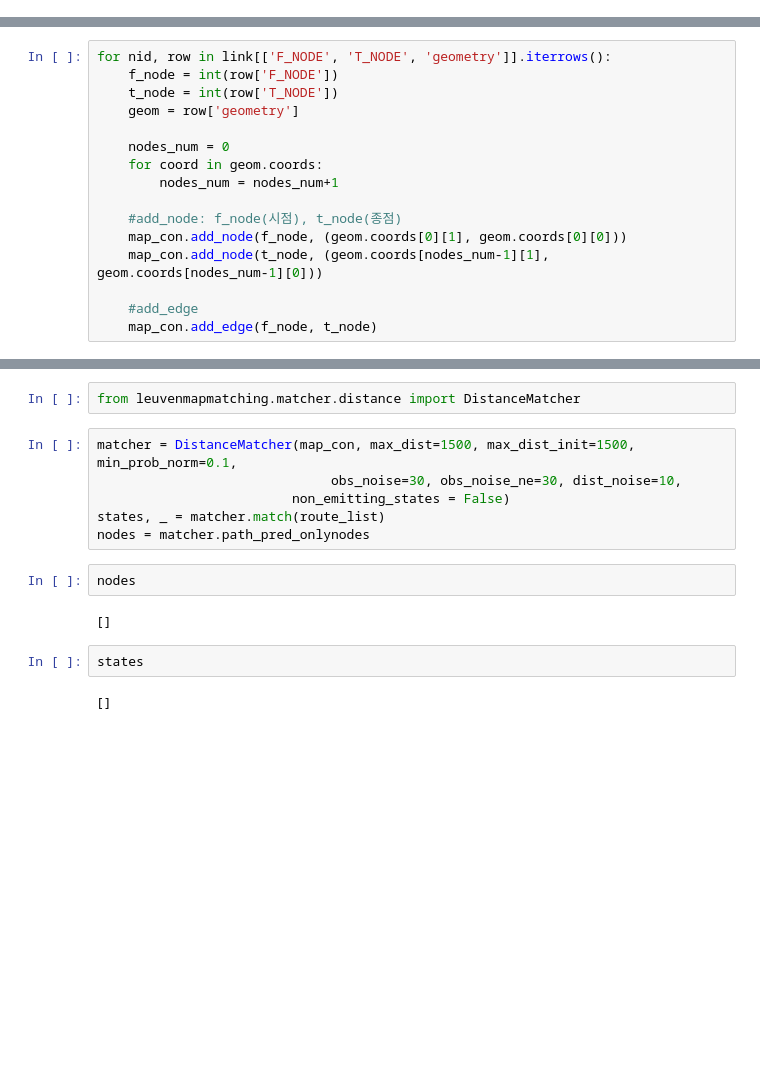
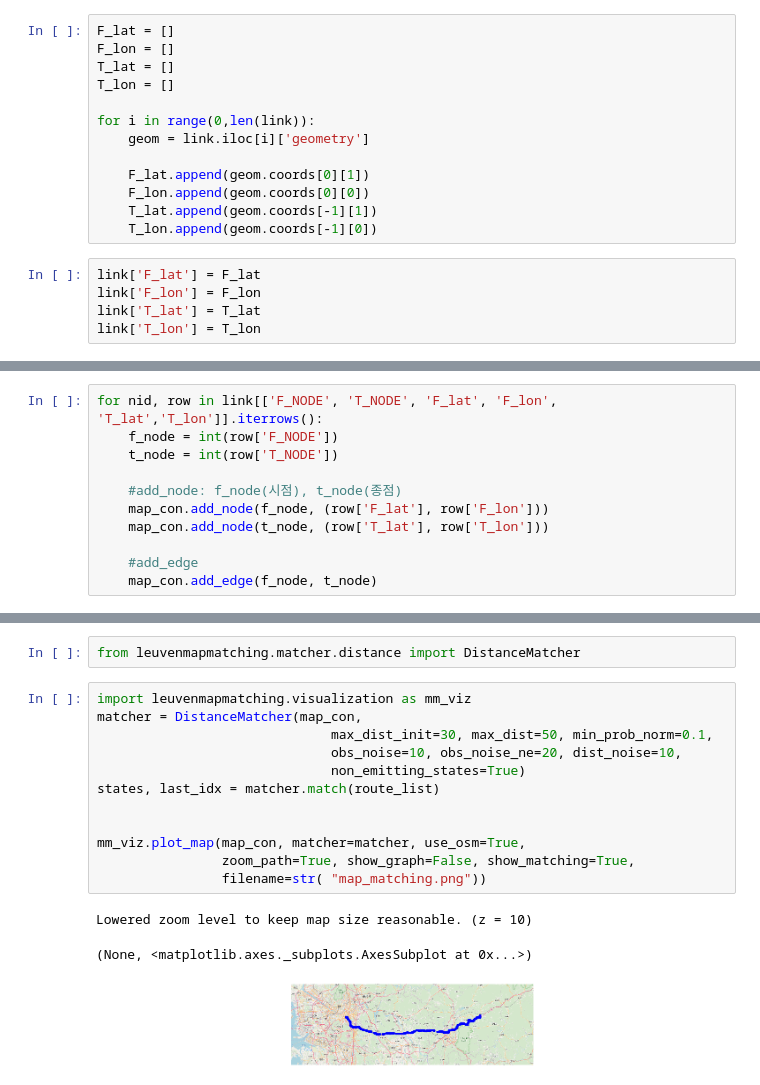
Before and after one commit to KwonJeongah/GPS_Data, a Jupyter notebook: leuven_mapmatching.ipynb, the cells around one changed output, grey strips where cells are left out. Cells and saved outputs as stored; diff of their text form; blank space fills up the shorter version.

```diff
--- a/leuven_mapmatching.ipynb
+++ b/leuven_mapmatching.ipynb
@@ -14,0 +18,18 @@ link = link.to_crs({'init': 'epsg:4326'})
+# %%
+F_lat = []
+F_lon = []
+T_lat = []
+T_lon = []
+
+for i in range(0,len(link)):
+    geom = link.iloc[i]['geometry']
+
+    F_lat.append(geom.coords[0][1])
+    F_lon.append(geom.coords[0][0])
+    T_lat.append(geom.coords[-1][1])
+    T_lon.append(geom.coords[-1][0])
+# %%
+link['F_lat'] = F_lat
+link['F_lon'] = F_lon
+link['T_lat'] = T_lat
+link['T_lon'] = T_lon
@@ -52,16 +49,11 @@ for nid, row in link[['F_NODE', 'T_NODE', 'geometry']].iterrows():
 # %%
-for nid, row in link[['F_NODE', 'T_NODE', 'geometry']].iterrows():
+for nid, row in link[['F_NODE', 'T_NODE', 'F_lat', 'F_lon', 'T_lat','T_lon']].iterrows():
     f_node = int(row['F_NODE'])
     t_node = int(row['T_NODE'])
-    geom = row['geometry']
-
-    nodes_num = 0
-    for coord in geom.coords:
-        nodes_num = nodes_num+1
 
     #add_node: f_node(시점), t_node(종점)
-    map_con.add_node(f_node, (geom.coords[0][1], geom.coords[0][0]))
-    map_con.add_node(t_node, (geom.coords[nodes_num-1][1], geom.coords[nodes_num-1][0]))
+    map_con.add_node(f_node, (row['F_lat'], row['F_lon']))
+    map_con.add_node(t_node, (row['T_lat'], row['T_lon']))
 
     #add_edge
     map_con.add_edge(f_node, t_node)
@@ -93,16 +85,18 @@ leuven map matching 적용하기
 # %%
 from leuvenmapmatching.matcher.distance import DistanceMatcher
 # %%
-matcher = DistanceMatcher(map_con, max_dist=1500, max_dist_init=1500, min_prob_norm=0.1,
-                              obs_noise=30, obs_noise_ne=30, dist_noise=10,
-                         non_emitting_states = False)
-states, _ = matcher.match(route_list)
-nodes = matcher.path_pred_onlynodes
+import leuvenmapmatching.visualization as mm_viz
+matcher = DistanceMatcher(map_con,
+                              max_dist_init=30, max_dist=50, min_prob_norm=0.1,
+                              obs_noise=10, obs_noise_ne=20, dist_noise=10,
+                              non_emitting_states=True)
+states, last_idx = matcher.match(route_list)
+
+
+mm_viz.plot_map(map_con, matcher=matcher, use_osm=True,
+                zoom_path=True, show_graph=False, show_matching=True,
+                filename=str( "map_matching.png"))
+# %% [output]
+Lowered zoom level to keep map size reasonable. (z = 10)
+(None, <matplotlib.axes._subplots.AxesSubplot at 0x...>)
+[figure, added]
-# %%
-nodes
-# %% [output]
-[]
-# %%
-states
-# %% [output]
-[]
```
Also changed, not shown: parts of 3 cells of this notebook.
